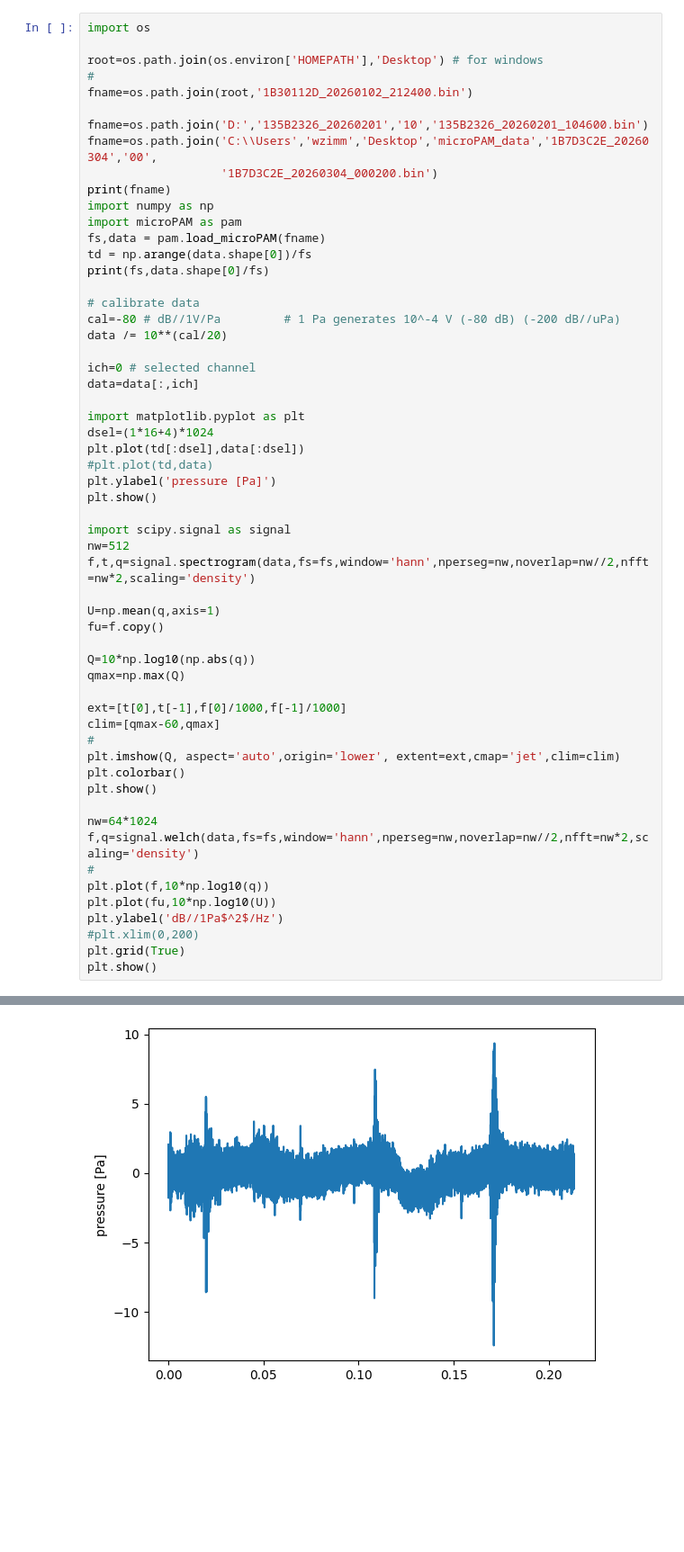
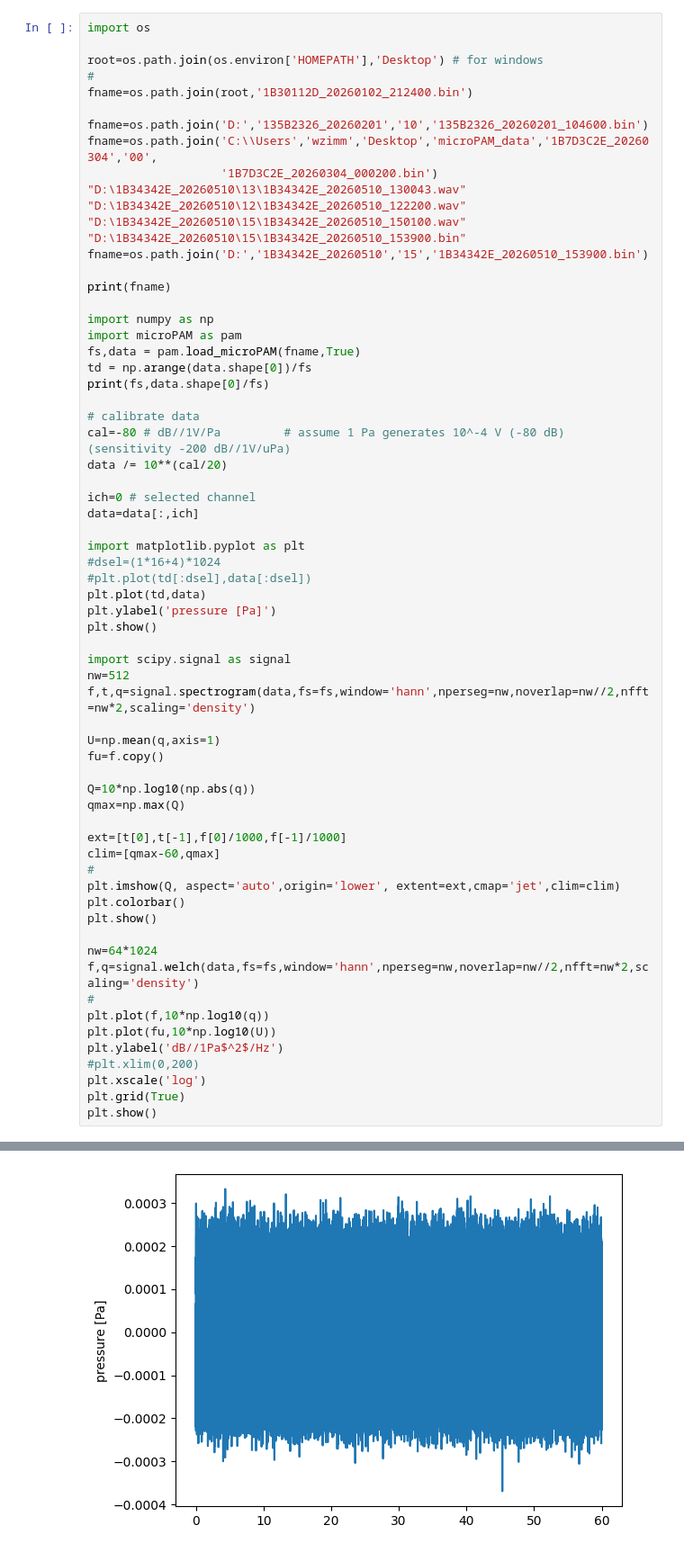
Before and after one commit to WMXZ-EU/LC-MARE, a Jupyter notebook: Python/lC-MARE.ipynb, the cells around one changed output, grey strips where cells are left out. Shown at 90% size. Saved outputs shown, nothing was run; the diff lists cells and outputs as text; blank space fills up the shorter version.

```diff
--- a/Python/lC-MARE.ipynb
+++ b/Python/lC-MARE.ipynb
@@ -8,24 +8,31 @@ fname=os.path.join(root,'1B30112D_20260102_212400.bin')
 fname=os.path.join('D:','135B2326_20260201','10','135B2326_20260201_104600.bin')
 fname=os.path.join('C:\\Users','wzimm','Desktop','microPAM_data','1B7D3C2E_20260304','00',
                    '1B7D3C2E_20260304_000200.bin')
+"D:\1B34342E_20260510\13\1B34342E_20260510_130043.wav"
+"D:\1B34342E_20260510\12\1B34342E_20260510_122200.wav"
+"D:\1B34342E_20260510\15\1B34342E_20260510_150100.wav"
+"D:\1B34342E_20260510\15\1B34342E_20260510_153900.bin"
+fname=os.path.join('D:','1B34342E_20260510','15','1B34342E_20260510_153900.bin')
+
 print(fname)
+
 import numpy as np
 import microPAM as pam
-fs,data = pam.load_microPAM(fname)
+fs,data = pam.load_microPAM(fname,True)
 td = np.arange(data.shape[0])/fs
 print(fs,data.shape[0]/fs)
 
 # calibrate data
-cal=-80 # dB//1V/Pa         # 1 Pa generates 10^-4 V (-80 dB) (-200 dB//uPa)
+cal=-80 # dB//1V/Pa         # assume 1 Pa generates 10^-4 V (-80 dB) (sensitivity -200 dB//1V/uPa)
 data /= 10**(cal/20)
 
 ich=0 # selected channel
 data=data[:,ich]
 
 import matplotlib.pyplot as plt
-dsel=(1*16+4)*1024
-plt.plot(td[:dsel],data[:dsel])
-#plt.plot(td,data)
+#dsel=(1*16+4)*1024
+#plt.plot(td[:dsel],data[:dsel])
+plt.plot(td,data)
 plt.ylabel('pressure [Pa]')
 plt.show()
 
@@ -53,6 +60,7 @@ plt.plot(f,10*np.log10(q))
 plt.plot(fu,10*np.log10(U))
 plt.ylabel('dB//1Pa$^2$/Hz')
 #plt.xlim(0,200)
+plt.xscale('log')
 plt.grid(True)
 plt.show()
 # %% [output]
@@ -61 +71 @@ C:\Users\wzimm\Desktop\microPAM_data\1B7D3C2E_20260304\00\1B7D3C2E_20260304_0002
-[figure, old version]
+[figure, new version]
```
Also changed, not shown: parts of 1 cell of this notebook, 5 other files.
